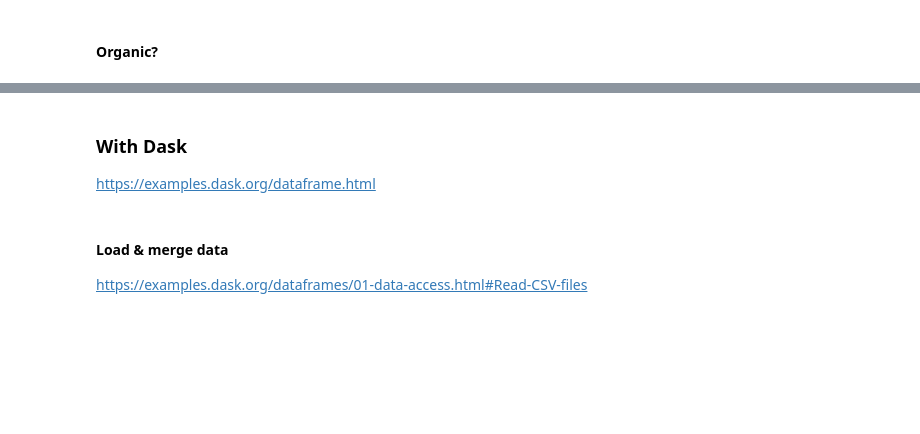
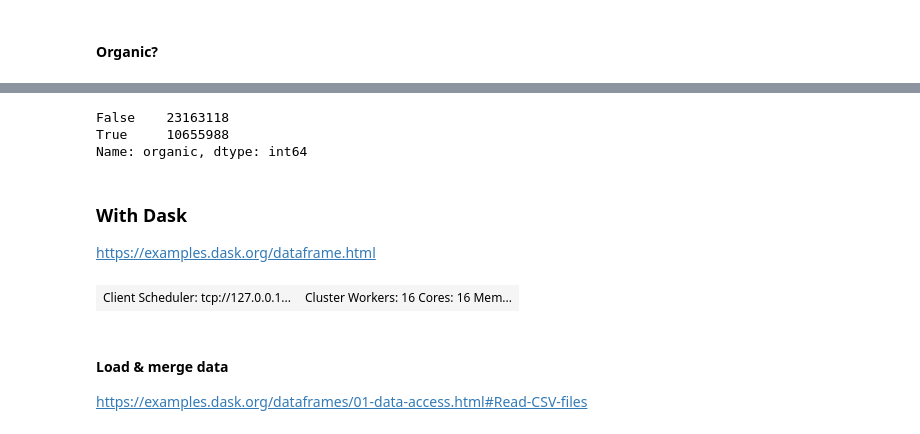
Before and after one commit to bloominstituteoftechnology/DS-Unit-3-Sprint-3-Big-Data, a Jupyter notebook: module1-aws-sagemaker/LS_DS_331_AWS_SageMaker.ipynb, the cells around one changed output, grey strips where cells are left out. Drawn from its saved outputs; the diff is of its cells as text; code cells hidden in the pictures; blank space fills up the shorter version.

```diff
--- a/module1-aws-sagemaker/LS_DS_331_AWS_SageMaker.ipynb
+++ b/module1-aws-sagemaker/LS_DS_331_AWS_SageMaker.ipynb
@@ -106,9 +252,20 @@ order_products.head()
+# %%
+order_products['organic'].value_counts()
+# %% [output]
+False    23163118
+True     10655988
+Name: organic, dtype: int64
 # %% [markdown]
 ### With Dask
 https://examples.dask.org/dataframe.html
 # %%
 import dask.dataframe as dd
 from dask.distributed import Client
+
+client = Client(n_workers=16)
+client
+# %% [output]
+| Client Scheduler: tcp://127.0.0.1... | Cluster Workers: 16 Cores: 16 Mem... |
 # %% [markdown]
 #### Load & merge data
 https://examples.dask.org/dataframes/01-data-access.html#Read-CSV-files
```
Also changed, not shown: parts of 28 cells of this notebook.
